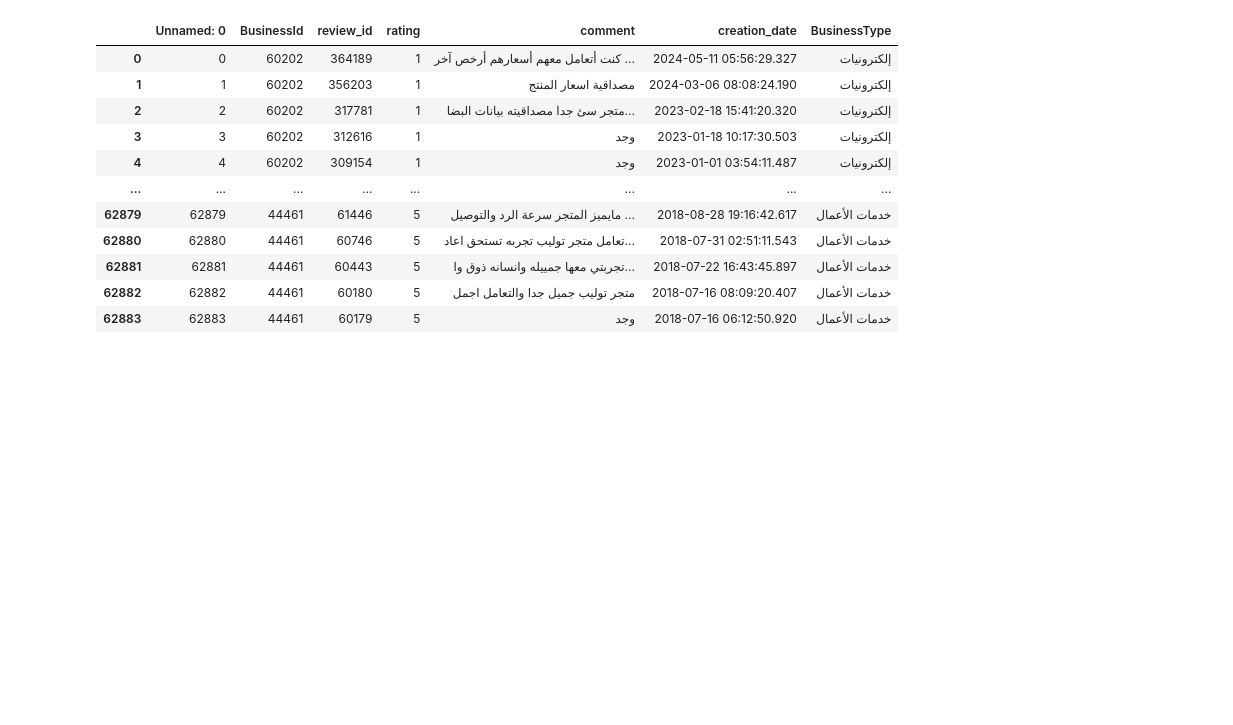
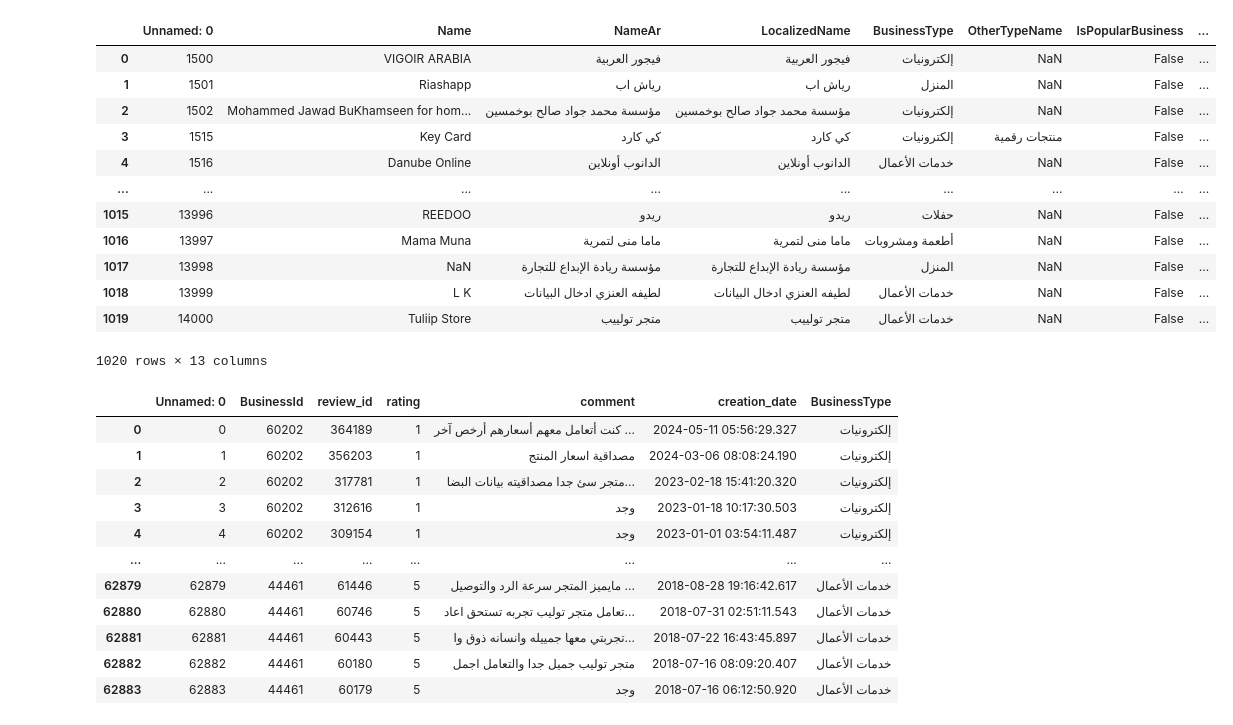
Before and after one commit to almalkiashwaq0/Shawer-Saudi-E-commerce-Market-Analysis, a Jupyter notebook: EDA_Reviews M.ipynb, the cells around one changed output. Saved outputs shown, nothing was run; the diff lists cells and outputs as text; code cells hidden in the pictures; blank space fills up the shorter version.

```diff
--- a/EDA_Reviews M.ipynb
+++ b/EDA_Reviews M.ipynb
@@ -6,6 +6,22 @@ import plotly.express as px
 # %%
 df = pd.read_csv('10_reviews_Stop_Words.csv')
 df_stores = pd.read_csv('cleaned_data_Allstores_dataset1.csv')
+# %%
+df_stores
+# %% [output]
+|  | Unnamed: 0 | Name | NameAr | LocalizedName | BusinessType | OtherTypeName | IsPopularBusiness | ... |
+| 0 | 1500 | VIGOIR ARABIA | فيجور العربية | فيجور العربية | إلكترونيات | NaN | False | ... |
+| 1 | 1501 | Riashapp | رياش اب | رياش اب | المنزل | NaN | False | ... |
+| 2 | 1502 | Mohammed Jawad BuKhamseen for hom... | مؤسسة محمد جواد صالح بوخمسين | مؤسسة محمد جواد صالح بوخمسين | إلكترونيات | NaN | False | ... |
+| 3 | 1515 | Key Card | كي كارد | كي كارد | إلكترونيات | منتجات رقمية | False | ... |
+| 4 | 1516 | Danube Online | الدانوب أونلاين | الدانوب أونلاين | خدمات الأعمال | NaN | False | ... |
+| ... | ... | ... | ... | ... | ... | ... | ... | ... |
+| 1015 | 13996 | REEDOO | ريدو | ريدو | حفلات | NaN | False | ... |
+| 1016 | 13997 | Mama Muna | ماما منى لتمرية | ماما منى لتمرية | أطعمة ومشروبات | NaN | False | ... |
+| 1017 | 13998 | NaN | مؤسسة ريادة الإبداع للتجارة | مؤسسة ريادة الإبداع للتجارة | المنزل | NaN | False | ... |
+| 1018 | 13999 | L K | لطيفه العنزي ادخال البيانات | لطيفه العنزي ادخال البيانات | خدمات الأعمال | NaN | False | ... |
+| 1019 | 14000 | Tuliip Store | متجر تولييب | متجر تولييب | خدمات الأعمال | NaN | False | ... |
+1020 rows × 13 columns
 # %%
 df = pd.merge(df, df_stores[['Id', 'BusinessType']], left_on='BusinessId', right_on='Id', how='left')
 
```
Also changed, not shown: parts of 6 cells of this notebook.
